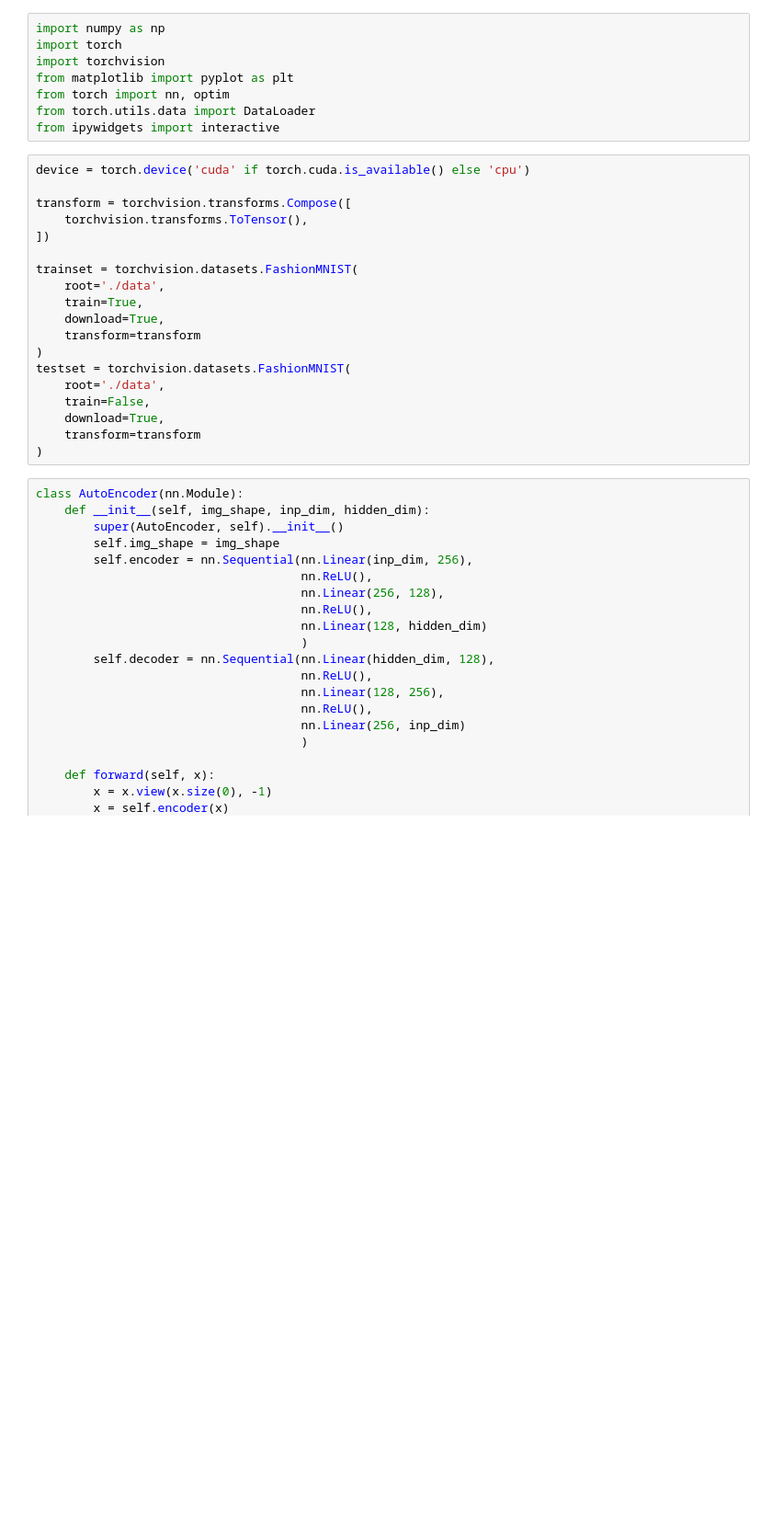
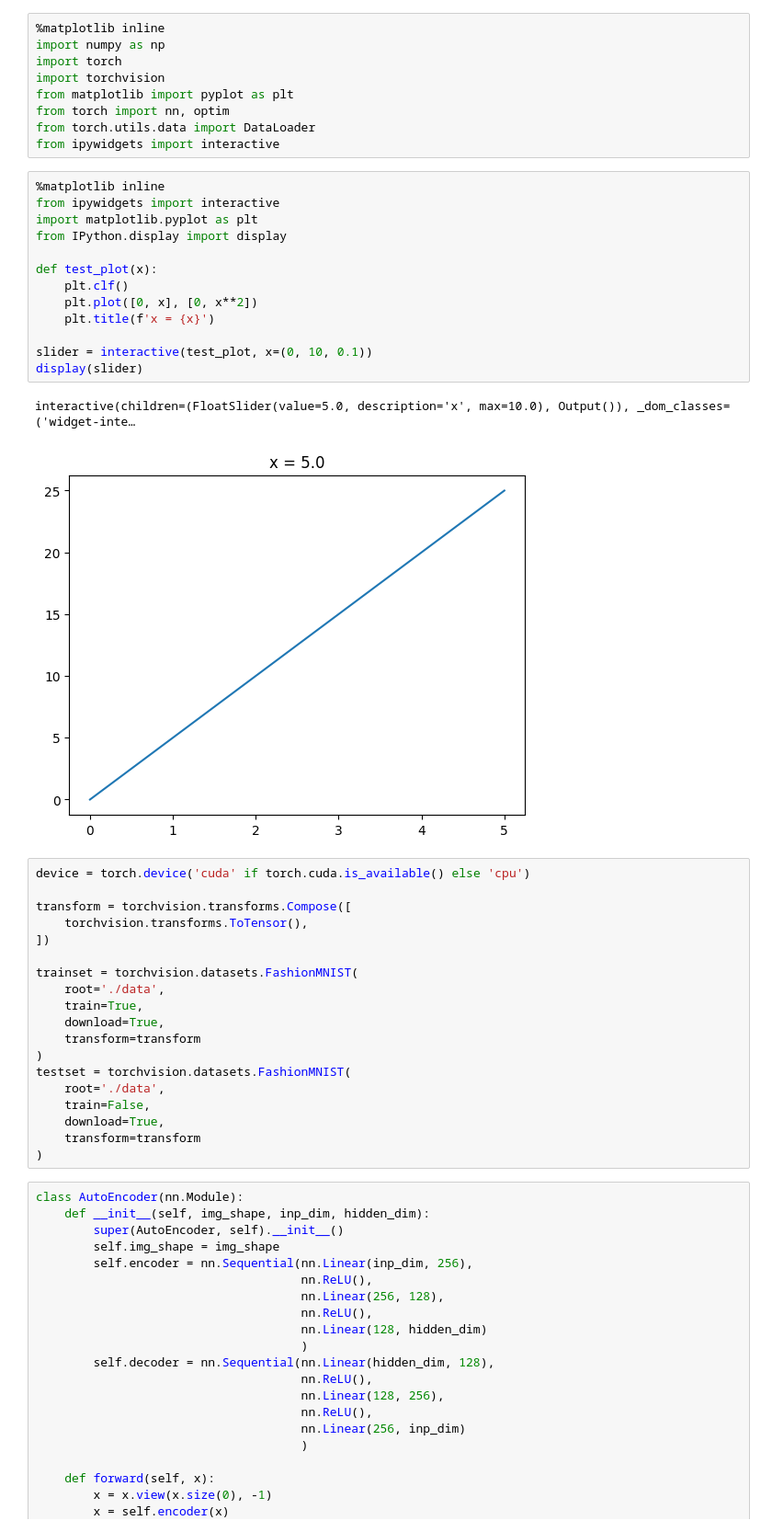
Before and after one commit to Pozdnyakov-Artem/NSU, a Jupyter notebook: PAC/20/1.ipynb, the cells around one changed output. Shown at 92% size. Drawn from its saved outputs; the diff is of its cells as text; blank space fills up the shorter version.

```diff
--- a/PAC/20/1.ipynb
+++ b/PAC/20/1.ipynb
@@ -1,4 +1,5 @@
 # %%
+%matplotlib inline
 import numpy as np
 import torch
 import torchvision
@@ -6,6 +7,22 @@ from matplotlib import pyplot as plt
 from torch import nn, optim
 from torch.utils.data import DataLoader
 from ipywidgets import interactive
+# %%
+%matplotlib inline
+from ipywidgets import interactive
+import matplotlib.pyplot as plt
+from IPython.display import display
+
+def test_plot(x):
+    plt.clf()
+    plt.plot([0, x], [0, x**2])
+    plt.title(f'x = {x}')
+
+slider = interactive(test_plot, x=(0, 10, 0.1))
+display(slider)
+# %% [output]
+interactive(children=(FloatSlider(value=5.0, description='x', max=10.0), Output()), _dom_classes=('widget-inte…
+[figure, added]
 # %%
 device = torch.device('cuda' if torch.cuda.is_available() else 'cpu')
 
```
Also changed, not shown: parts of 4 cells of this notebook.
